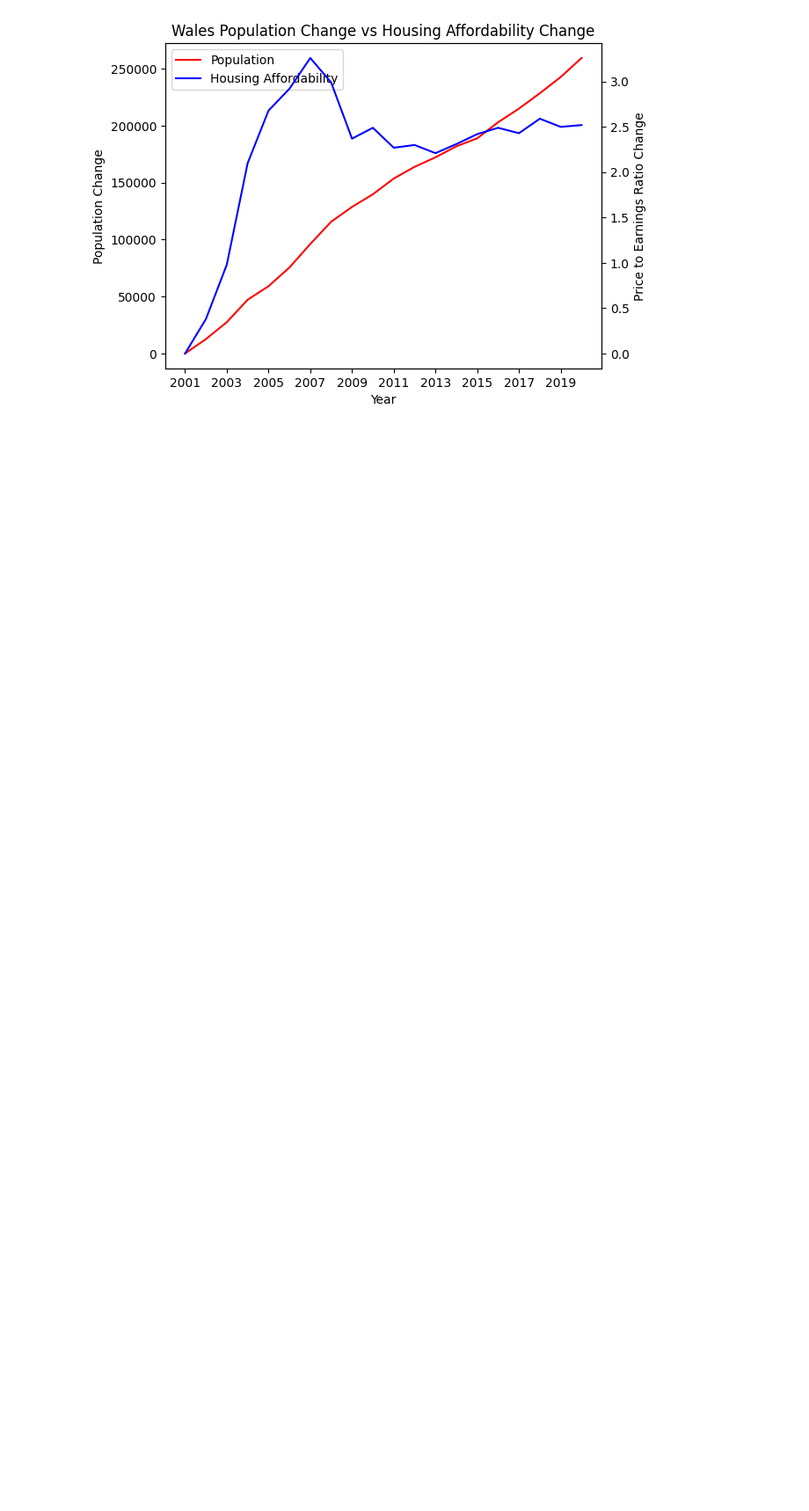
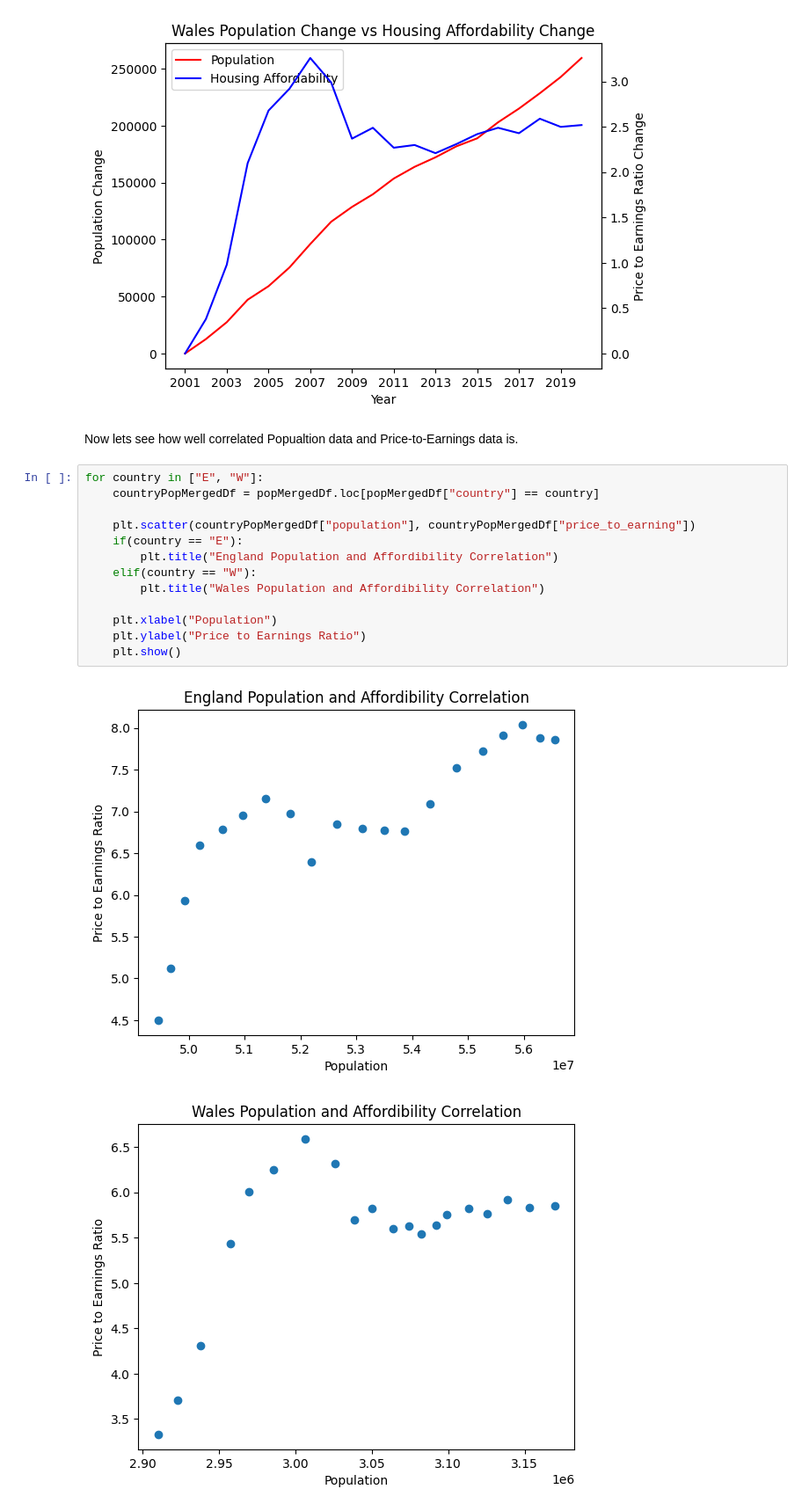
Before and after one commit to qa21336/HousingStatisticsAnalysis-, a Jupyter notebook: src/populationDataWrangling_mountDrive.ipynb, the cells around one changed output. Shown at 88% size. Cells and saved outputs as stored; diff of their text form; blank space fills up the shorter version.

Commit message:
More plots + Pearson's correlation coefficient

```diff
--- a/src/populationDataWrangling_mountDrive.ipynb
+++ b/src/populationDataWrangling_mountDrive.ipynb
@@ -319,3 +328,21 @@ for country in ['E', 'W']:
 # %% [output]
 [figure]
 [figure]
+# %% [markdown]
+Now lets see how well correlated Popualtion data and Price-to-Earnings data is.
+# %%
+for country in ["E", "W"]:
+    countryPopMergedDf = popMergedDf.loc[popMergedDf["country"] == country]
+
+    plt.scatter(countryPopMergedDf["population"], countryPopMergedDf["price_to_earning"])
+    if(country == "E"):
+        plt.title("England Population and Affordibility Correlation")
+    elif(country == "W"):
+        plt.title("Wales Population and Affordibility Correlation")
+
+    plt.xlabel("Population")
+    plt.ylabel("Price to Earnings Ratio")
+    plt.show()
+# %% [output]
+[figure, added]
+[figure, added]
```
Also changed, not shown: parts of 6 cells of this notebook.
